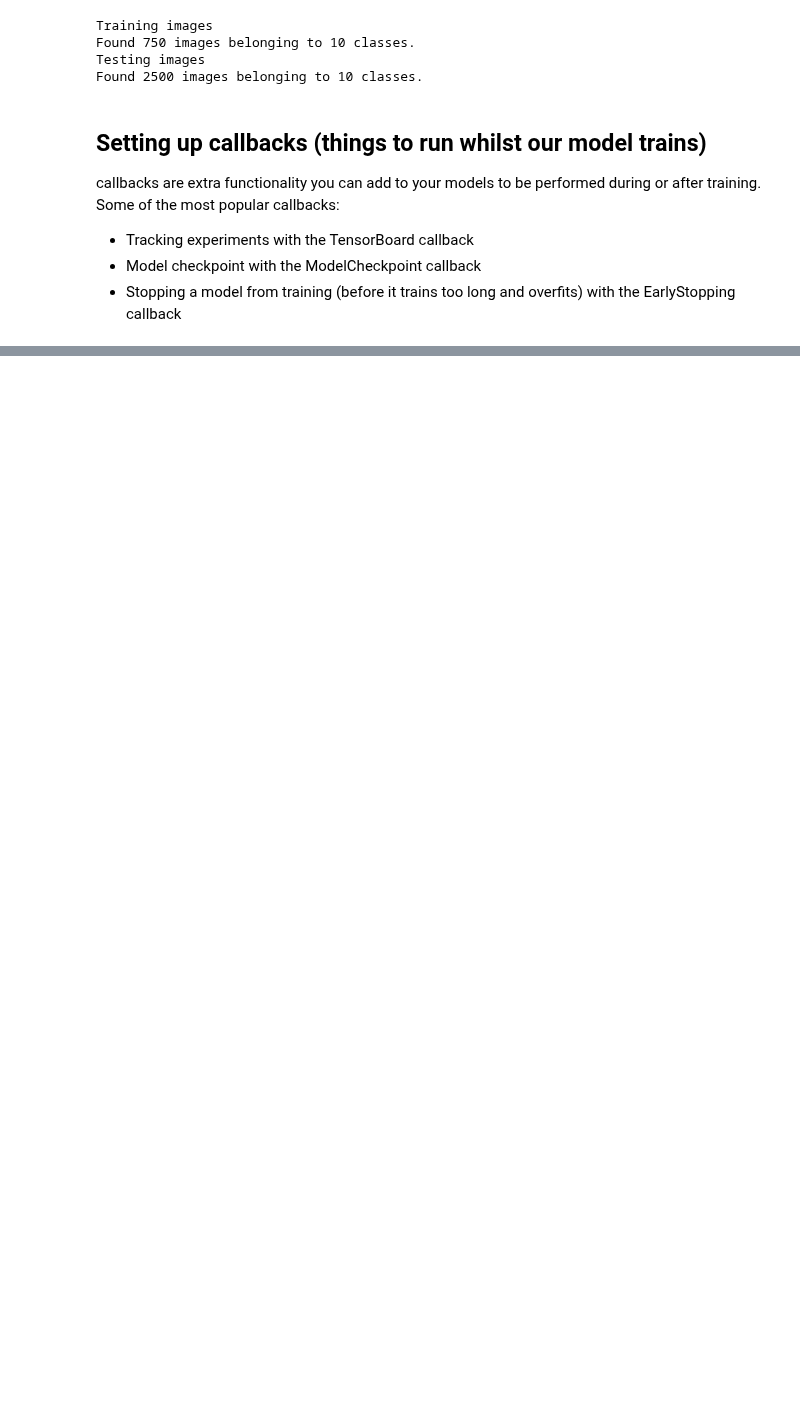
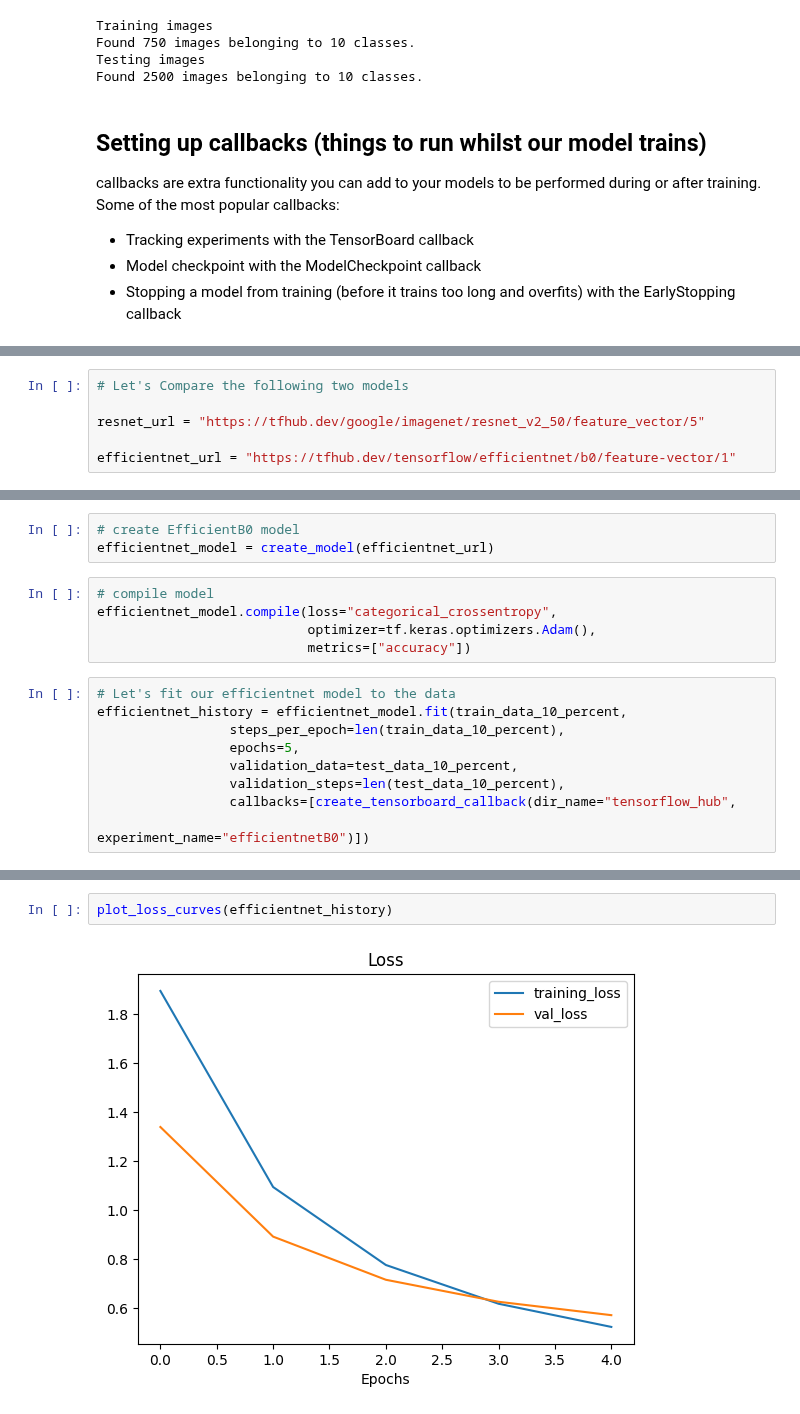
Before and after one commit to deepu718/tensorflow_practice, a Jupyter notebook: 04_transfer_learning_part_1.ipynb, the cells around one changed output, grey strips where cells are left out. Cells and saved outputs as stored; diff of their text form; blank space fills up the shorter version.

```diff
--- a/04_transfer_learning_part_1.ipynb
+++ b/04_transfer_learning_part_1.ipynb
@@ -109,0 +121,6 @@ def create_tensorboard_callback(dir_name, experiment_name):
+# %%
+# Let's Compare the following two models
+
+resnet_url = "https://tfhub.dev/google/imagenet/resnet_v2_50/feature_vector/5"
+
+efficientnet_url = "https://tfhub.dev/tensorflow/efficientnet/b0/feature-vector/1"
@@ -109,0 +256,17 @@ def create_tensorboard_callback(dir_name, experiment_name):
+# %%
+# create EfficientB0 model
+efficientnet_model = create_model(efficientnet_url)
+# %%
+# compile model
+efficientnet_model.compile(loss="categorical_crossentropy",
+                           optimizer=tf.keras.optimizers.Adam(),
+                           metrics=["accuracy"])
+# %%
+# Let's fit our efficientnet model to the data
+efficientnet_history = efficientnet_model.fit(train_data_10_percent,
+                 steps_per_epoch=len(train_data_10_percent),
+                 epochs=5,
+                 validation_data=test_data_10_percent,
+                 validation_steps=len(test_data_10_percent),
+                 callbacks=[create_tensorboard_callback(dir_name="tensorflow_hub",
+                                                        experiment_name="efficientnetB0")])
@@ -109,0 +285,4 @@ def create_tensorboard_callback(dir_name, experiment_name):
+# %%
+plot_loss_curves(efficientnet_history)
+# %% [output]
+[figure, added]
```
Also changed, not shown: parts of 20 cells of this notebook.
